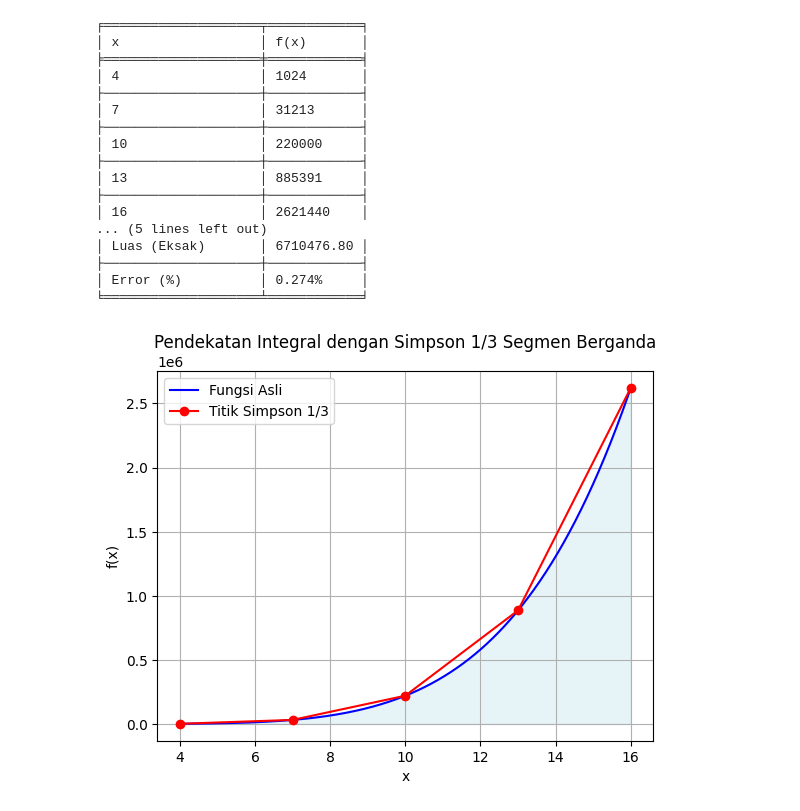
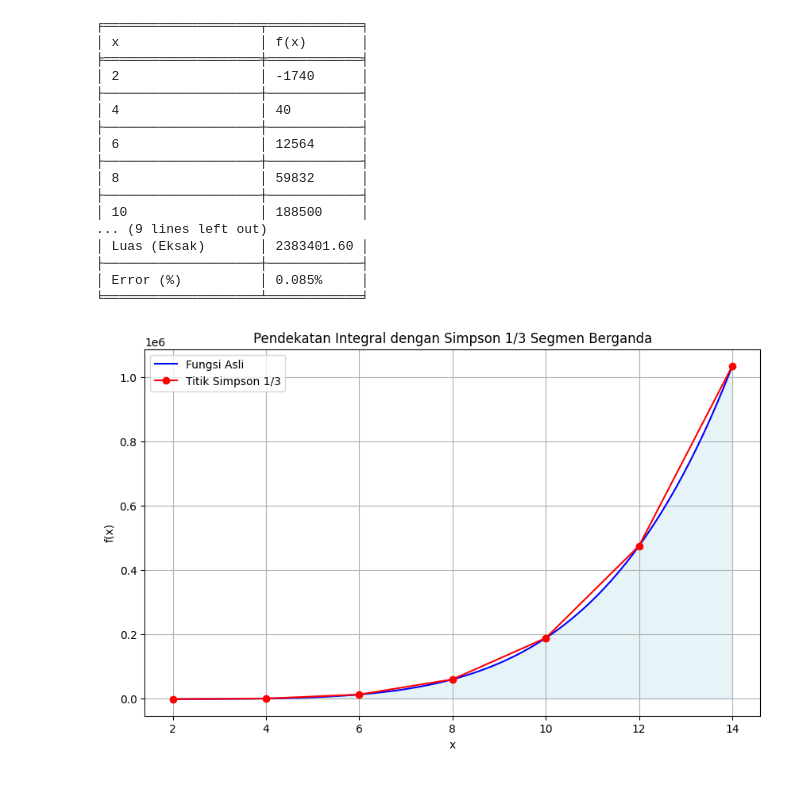
Before and after one commit to AbdillahHamzahAli/Komputasi-Numerik, a Jupyter notebook: pertemuan-11/metode-simpson.ipynb, the cells around one changed output. Saved outputs shown, nothing was run; the diff lists cells and outputs as text; code cells hidden in the pictures.

```diff
--- a/pertemuan-11/metode-simpson.ipynb
+++ b/pertemuan-11/metode-simpson.ipynb
@@ -23,12 +25,12 @@ import matplotlib.pyplot as plt
 from tabulate import tabulate
 
 def f(x):
-    return 3*x**5 - 8*x**4
+    return 2*x**5 - x**4 + 3*x**2 - 1800
 
-x_values = np.array([4, 7, 10, 13, 16])
+x_values = np.array([2, 4, 6, 8, 10,12, 14])
 f_values = f(x_values)
 
-h = (x_values[-1] - x_values[0]) / 4  # 4 segmen
+h = (x_values[-1] - x_values[0]) / 6  # 4 segmen
 
 # Simpson 1/3 Rule
 simpson_integral = (h / 3) * (
@@ -36,13 +38,15 @@ simpson_integral = (h / 3) * (
     4 * f_values[1] +
     2 * f_values[2] +
     4 * f_values[3] +
-    f_values[4]
+    2 * f_values[4] +
+    4 * f_values[5] +
+    f_values[6]
 )
 
 def integral_exact(x):
-    return (x**6 / 2) - (8 * x**5 / 5)
+    return (2/6)*x**6 - (1/5)*x**5 + (3/3)*x**3 - 1800*x
 
-exact_integral = integral_exact(16) - integral_exact(4)
+exact_integral = integral_exact(14) - integral_exact(2)
 error = abs((simpson_integral - exact_integral)/ exact_integral)  * 100
 
 # Tabel hasil
@@ -60,34 +64,34 @@ print(tabulate(table_data, headers="firstrow", tablefmt="fancy_grid"))
 ╒════════════════════╤════════════╕
 │ x                  │ f(x)       │
 ╞════════════════════╪════════════╡
-│ 4                  │ 1024       │
+│ 2                  │ -1740      │
 ├────────────────────┼────────────┤
-│ 7                  │ 31213      │
+│ 4                  │ 40         │
 ├────────────────────┼────────────┤
-│ 10                 │ 220000     │
+│ 6                  │ 12564      │
 ├────────────────────┼────────────┤
-│ 13                 │ 885391     │
+│ 8                  │ 59832      │
 ├────────────────────┼────────────┤
-│ 16                 │ 2621440    │
-... (5 lines left out)
-│ Luas (Eksak)       │ 6710476.80 │
+│ 10                 │ 188500     │
+... (9 lines left out)
+│ Luas (Eksak)       │ 2383401.60 │
 ├────────────────────┼────────────┤
-│ Error (%)          │ 0.274%     │
+│ Error (%)          │ 0.085%     │
 ╘════════════════════╧════════════╛
 # %%
 # Plot fungsi asli dan titik-titik pendekatan
-x_plot = np.linspace(4, 16, 1000)
+x_plot = np.linspace(2, 14, 1000)
 y_plot = f(x_plot)
 
-# plt.figure(figsize=(10, 6))
+plt.figure(figsize=(10, 6))
 plt.plot(x_plot, y_plot, label="Fungsi Asli", color="blue")
 plt.plot(x_values, f_values, 'ro-', label="Titik Simpson 1/3")
-plt.fill_between(x_plot, y_plot, where=[(4 <= x <= 16) for x in x_plot], color='lightblue', alpha=0.3)
+plt.fill_between(x_plot, y_plot, where=[(2 <= x <= 14) for x in x_plot], color='lightblue', alpha=0.3)
 plt.title("Pendekatan Integral dengan Simpson 1/3 Segmen Berganda")
 plt.xlabel("x")
 plt.ylabel("f(x)")
 plt.legend()
 plt.grid(True)
 plt.show()
 # %% [output]
-[figure, old version]
+[figure, new version]
```
Also changed, not shown: parts of 1 cell of this notebook.
